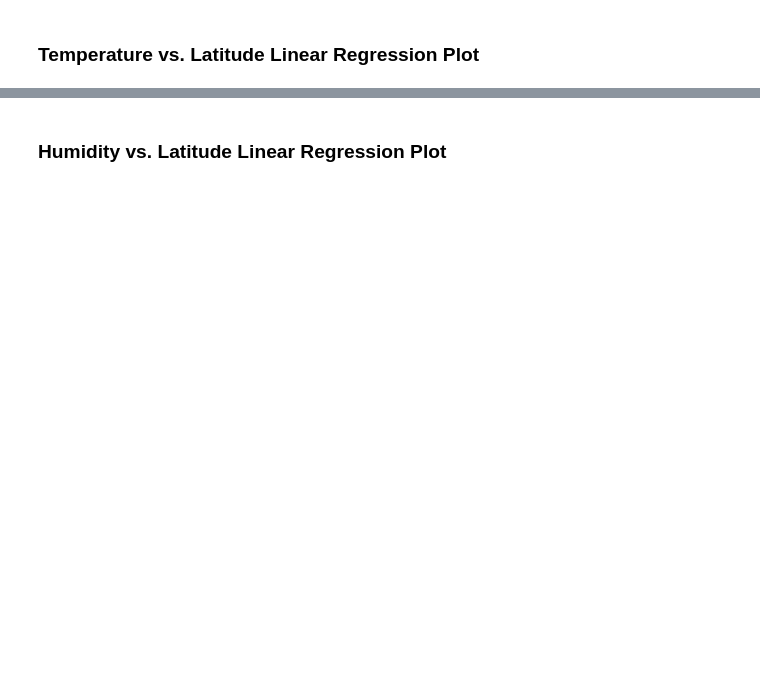
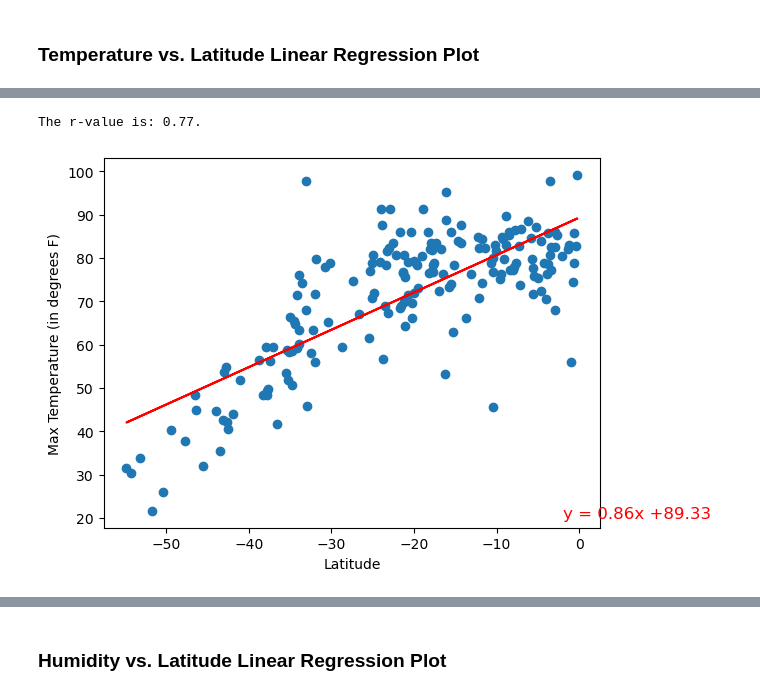
Before and after one commit to rooprg/python_api_challenge_weatherpy_vacationpy, a Jupyter notebook: WeatherPy/WeatherPy.ipynb, the cells around one changed output, grey strips where cells are left out. Cells and saved outputs as stored; diff of their text form; code cells hidden in the pictures; blank space fills up the shorter version.

```diff
--- a/WeatherPy/WeatherPy.ipynb
+++ b/WeatherPy/WeatherPy.ipynb
@@ -282,6 +297,6 @@ northern_hemi_df.head()
 # %%
 # Create a DataFrame with the Southern Hemisphere data (Latitude < 0)
-# YOUR CODE HERE
+southern_hemi_df = city_data_df.loc[(city_data_df["Lat"] < 0)]
 
 # Display sample data
 southern_hemi_df.head()
@@ -297,0 +325,13 @@ southern_hemi_df.head()
+# %%
+# Linear regression on Southern Hemisphere
+x_values = southern_hemi_df["Lat"]
+y_values = southern_hemi_df["Max Temp"]
+
+linear_regression_plot(x_values, y_values)
+plt.xlabel("Latitude")
+plt.ylabel("Max Temperature (in degrees F)")
+
+plt.show()
+# %% [output]
+The r-value is: 0.77.
+[figure, added]
```
Also changed, not shown: parts of 36 cells of this notebook, 5 other files.
